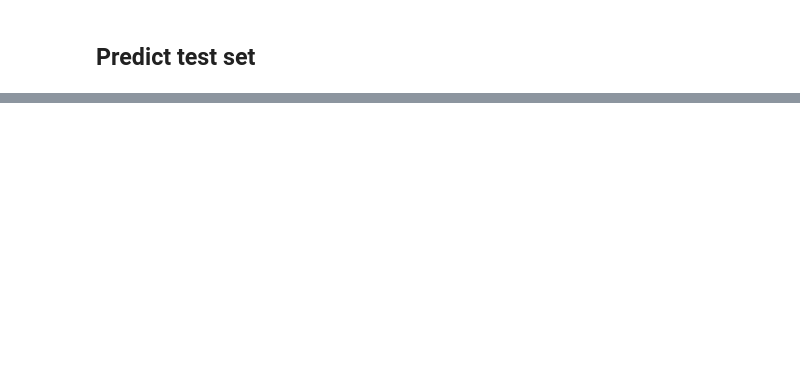
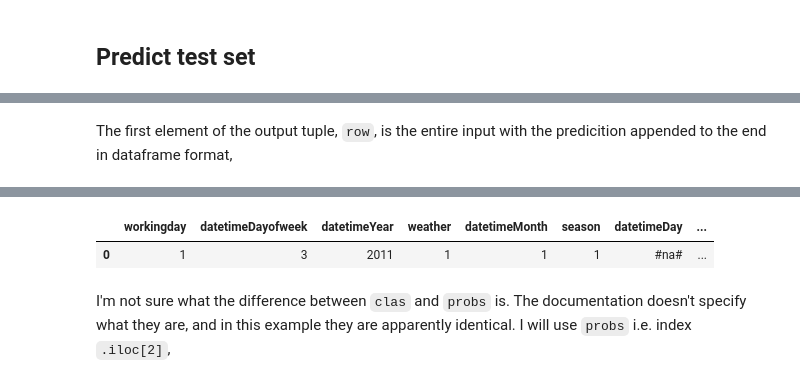
Before and after one commit to atticusmatticus/fastai_files, a Jupyter notebook: 09_bike_sharing_model-2.ipynb, the cells around one changed output, grey strips where cells are left out. Saved outputs shown, nothing was run; the diff lists cells and outputs as text; code cells hidden in the pictures; blank space fills up the shorter version.

Commit message:
Predicted test set using tabular_learner NN.

```diff
--- a/09_bike_sharing_model-2.ipynb
+++ b/09_bike_sharing_model-2.ipynb
@@ -156,6 +156,7 @@ df_r.columns, df_c.columns
 # %% [markdown]
 Change the `datetime` column into a bunch of component info with `add_datepart()` and include the `time`.
 # %%
+df     = add_datepart(df, 'datetime', time=True)
 df_r   = add_datepart(df_r, 'datetime', time=True)
 df_c   = add_datepart(df_c, 'datetime', time=True)
 dfTest = add_datepart(dfTest, 'datetime', time=True)
@@ -261,6 +262,12 @@ to_c = TabularPandas(df_c,
                    y_names=depVar_c,
                    splits=splits)
 
+to = TabularPandas(df,
+                   procs=procs,
+                   cat_names=cat,
+                   cont_names=cont,
+                   y_names=depVar,
+                   splits=splits)
 
 toTest = TabularPandas(dfTest,
                        procs=procs,
@@ -312,6 +319,8 @@ save_pickle(path/'toTest.pkl', toTest)
 #to = load_pickle(path/'to.pkl') # if i want to load it in from a previous session etc.
 #toTest = load_pickle(path/'toTest.pkl')
 # %%
+xs,y = to.train.xs, to.train.y
+
 xs_r,y_r = to_r.train.xs, to_r.train.y
 validXs_r,validY_r = to_r.valid.xs, to_r.valid.y
 
@@ -1457,0 +1509,5 @@ test
+# %% [markdown]
+The first element of the output tuple, `row`, is the entire input with the predicition appended to the end in dataframe format,
+# %%
+learn_r.predict(dfNNTest.iloc[0])[0].show()
+# %% [output]
@@ -1457,0 +1515,4 @@ test
+|  | workingday | datetimeDayofweek | datetimeYear | weather | datetimeMonth | season | datetimeDay | ... |
+| 0 | 1 | 3 | 2011 | 1 | 1 | 1 | #na# | ... |
+# %% [markdown]
+I'm not sure what the difference between `clas` and `probs` is. The documentation doesn't specify what they are, and in this example they are apparently identical. I will use `probs` i.e. index `.iloc[2]`,
```
Also changed, not shown: parts of 25 cells of this notebook.
